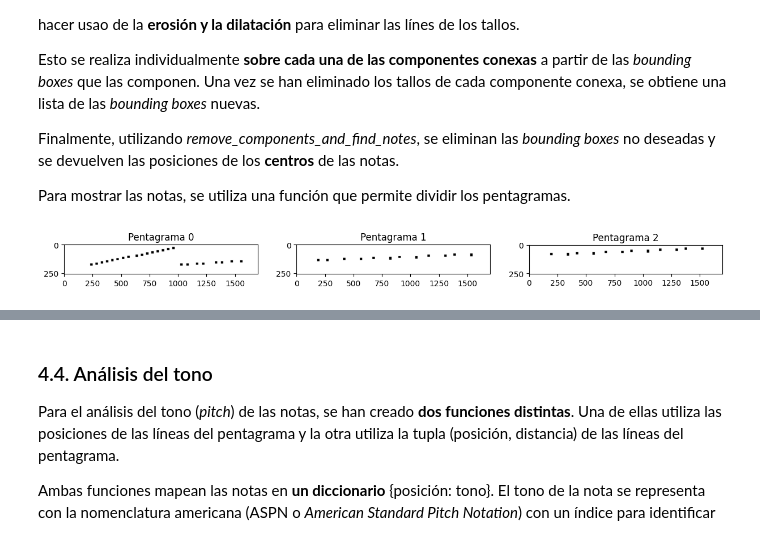
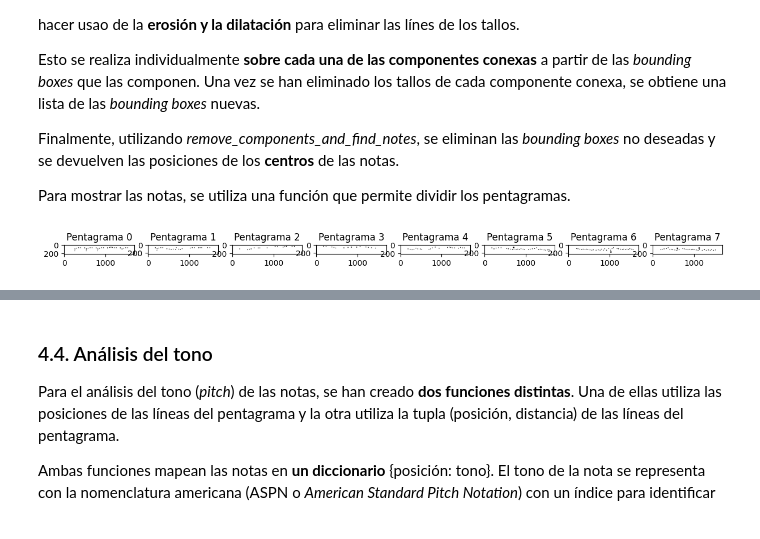
Before and after one commit to tcabgom/Music-Score-Recognition-System, a Jupyter notebook: notebook/Seguimiento 4.ipynb, the cells around one changed output, grey strips where cells are left out. Drawn from its saved outputs; the diff is of its cells as text; code cells hidden in the pictures.

```diff
--- a/notebook/Seguimiento 4.ipynb
+++ b/notebook/Seguimiento 4.ipynb
@@ -58,9 +58,9 @@ En caso de que exista un error en la instalación, contacte con el equipo de tra
 
 Además, es indispensable cargar la imagen de prueba. Existen diversas fotos en la batería de prueba, si desea cambiar la imagen con la que probar las funciones, **cambie el parámetro n** de la siguiente celda a un valor entre 1 y 10. Cada una de las fotografías se corresponde con una partitura diferente.
 # %%
-n = 3 #Elija un valor entre 1 y 10 para "n"
+n = 12 #Elija un valor entre 1 y 10 para "n"
 
-n = 1 if (n>10 or n<1) else n
+n = 1 if (n>12 or n<1) else n
 image = cv2.imread(r'../images/Test Sheet '+str(n)+'.png')
 print("Imagen "+str(n)+" leída correctamente")
 # %% [output]
@@ -266,16 +266,21 @@ Para mostrar las notas, se utiliza una función que permite dividir los pentagra
 # %%
 import note_recognition
 
 stem_lines, centers, fulls = note_recognition.stem_filtering_and_notes_positions(labels, bounding_boxes)
 
 staff_images, staff_boundaries = note_recognition.divide_staff_v2(stem_lines, staff_lines_v2, staff_gap)
 
-fig, axes = plt.subplots(1,len(staff_images), figsize=(15,5))
-for i in range(0,len(staff_images)):
-    axes[i].imshow(staff_images[i],cmap="gray"); axes[i].set_title("Pentagrama " + str(i))
+numOfStaffs = len(staff_images)
+if numOfStaffs > 1:
+    fig, axes = plt.subplots(1,numOfStaffs, figsize=(15,5))
+    for i in range(0,numOfStaffs):
+        axes[i].imshow(staff_images[i],cmap="gray"); axes[i].set_title("Pentagrama " + str(i))
+else:
+    plt.figure()
+    plt.imshow(staff_images[0], cmap='gray')
 plt.show()
 # %% [output]
-[figure, old version]
+[figure, new version]
 # %%
 print(f"\nCentros de las cabezas de las notas: {centers}")
 # %% [output]
```
Also changed, not shown: parts of 15 cells of this notebook, 1 other file.
